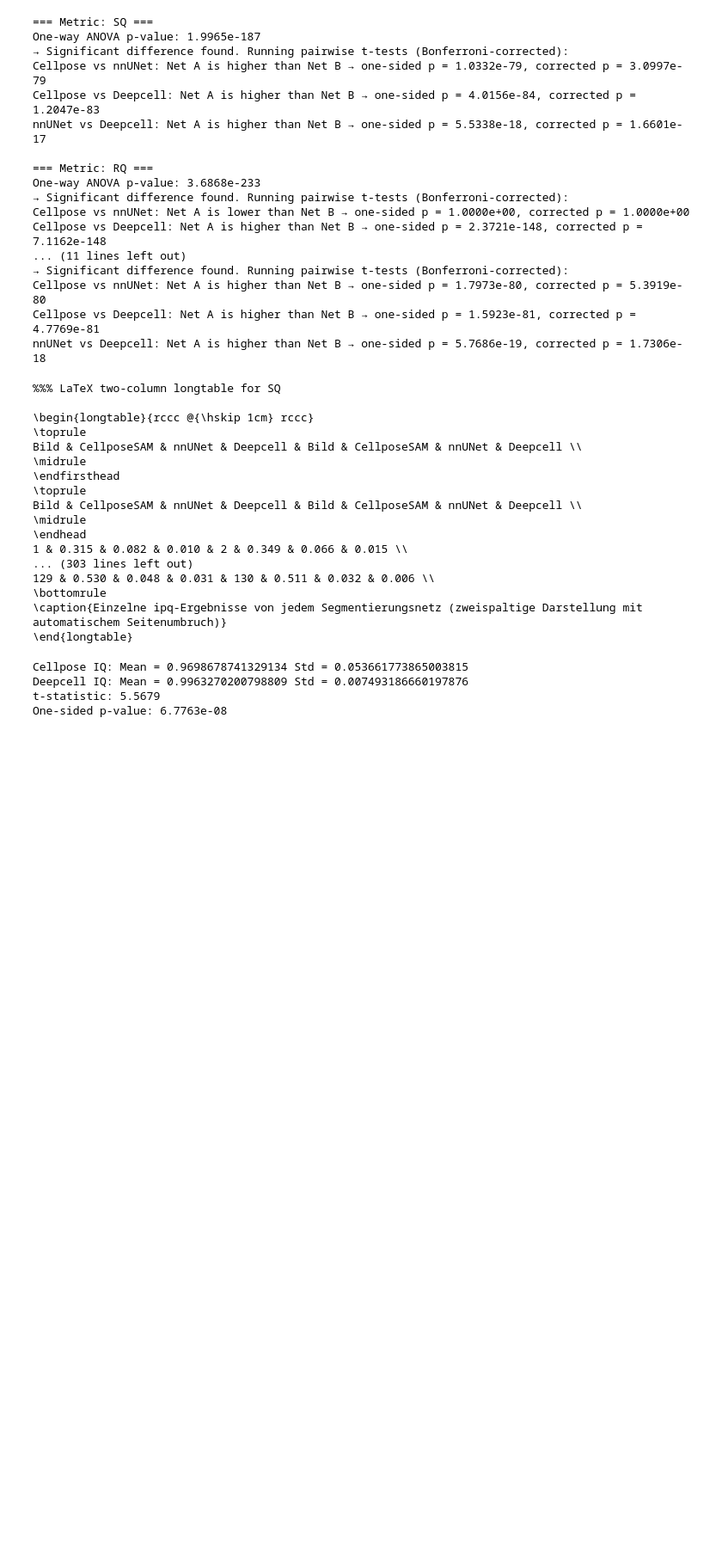
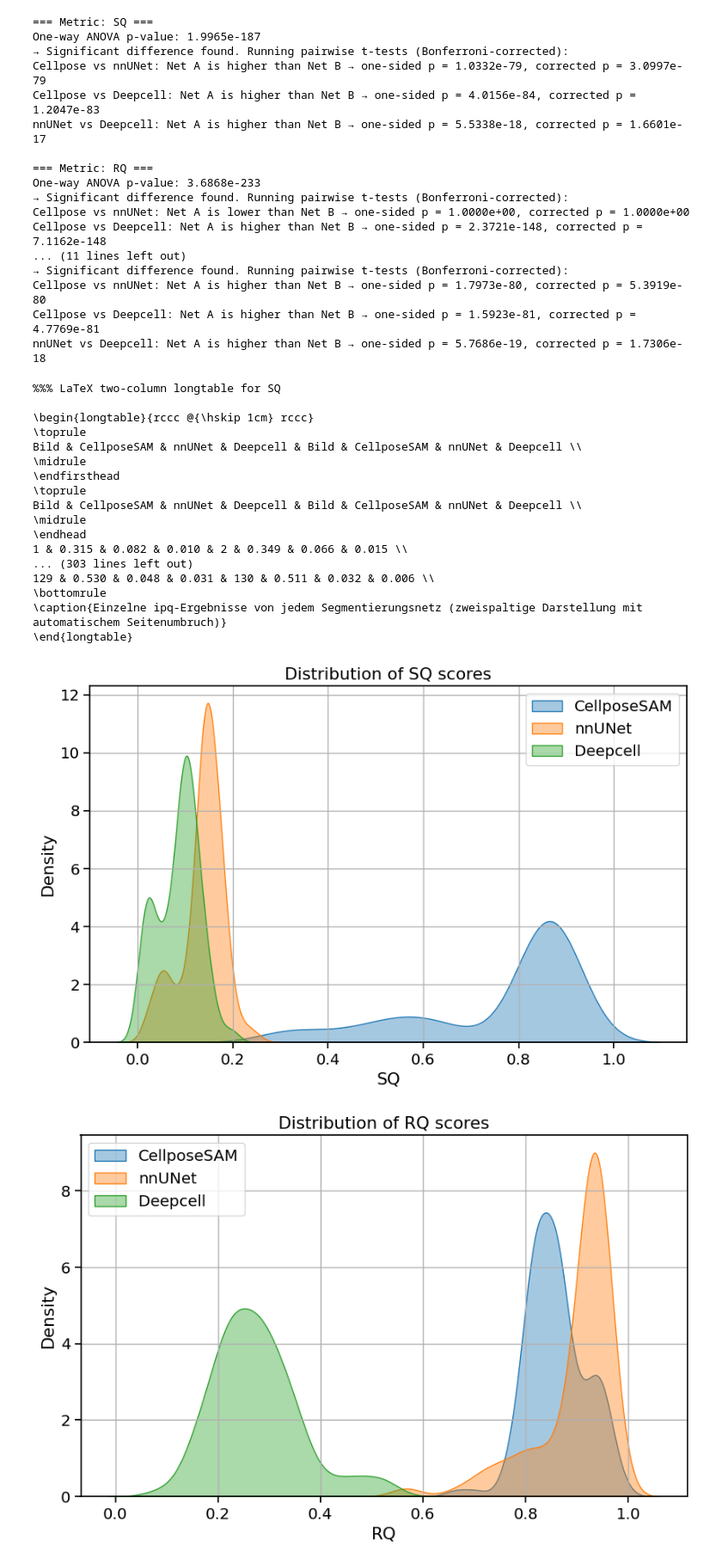
Before and after one commit to DavidExler/Masterarbeit, a Jupyter notebook: data.ipynb, the cells around one changed output. Shown: that part at 86% size. Drawn from its saved outputs; the diff is of its cells as text; code cells hidden in the pictures; blank space fills up the shorter version.

Commit message:
One more Result plotting function

```diff
--- a/data.ipynb
+++ b/data.ipynb
@@ -564,24 +564,18 @@ Bild & CellposeSAM & nnUNet & Deepcell & Bild & CellposeSAM & nnUNet & Deepcell
 \caption{Einzelne ipq-Ergebnisse von jedem Segmentierungsnetz (zweispaltige Darstellung mit automatischem Seitenumbruch)}
 \end{longtable}
 # %%
-from scipy.stats import ttest_ind
-import numpy as np
-
-cellpose_iq = np.array(data[0]['IQ'])
-deepcell_iq = np.array(data[2]['IQ'])
-
-# Print basic stats
-print("Cellpose IQ: Mean =", np.mean(cellpose_iq), "Std =", np.std(cellpose_iq, ddof=1))
-print("Deepcell IQ: Mean =", np.mean(deepcell_iq), "Std =", np.std(deepcell_iq, ddof=1))
-
-# Two-sided t-test
-t_stat, p_two_sided = ttest_ind(deepcell_iq, cellpose_iq, equal_var=False)
-p_one_sided = p_two_sided / 2 if np.mean(deepcell_iq) > np.mean(cellpose_iq) else 1.0
-
-print(f"t-statistic: {t_stat:.4f}")
-print(f"One-sided p-value: {p_one_sided:.4e}")
+def plot_distributions(data, metrics, network_names):
+    for metric in metrics:
+        plt.figure(figsize=(10, 6))
+        for i, net in enumerate(data):
+            sns.kdeplot(net[metric], label=network_names[i], fill=True, alpha=0.4)
+        plt.title(f'Distribution of {metric} scores')
+        plt.xlabel(metric)
+        plt.ylabel('Density')
+        plt.legend()
+        plt.grid(True)
+        plt.show()
+plot_distributions(data, metrics, network_names)
 # %% [output]
-Cellpose IQ: Mean = 0.9698678741329134 Std = 0.053661773865003815
-Deepcell IQ: Mean = 0.9963270200798809 Std = 0.007493186660197876
-t-statistic: 5.5679
-One-sided p-value: 6.7763e-08
+[figure, added]
+[figure, added]
```
Also changed, not shown: parts of 1 cell of this notebook.
